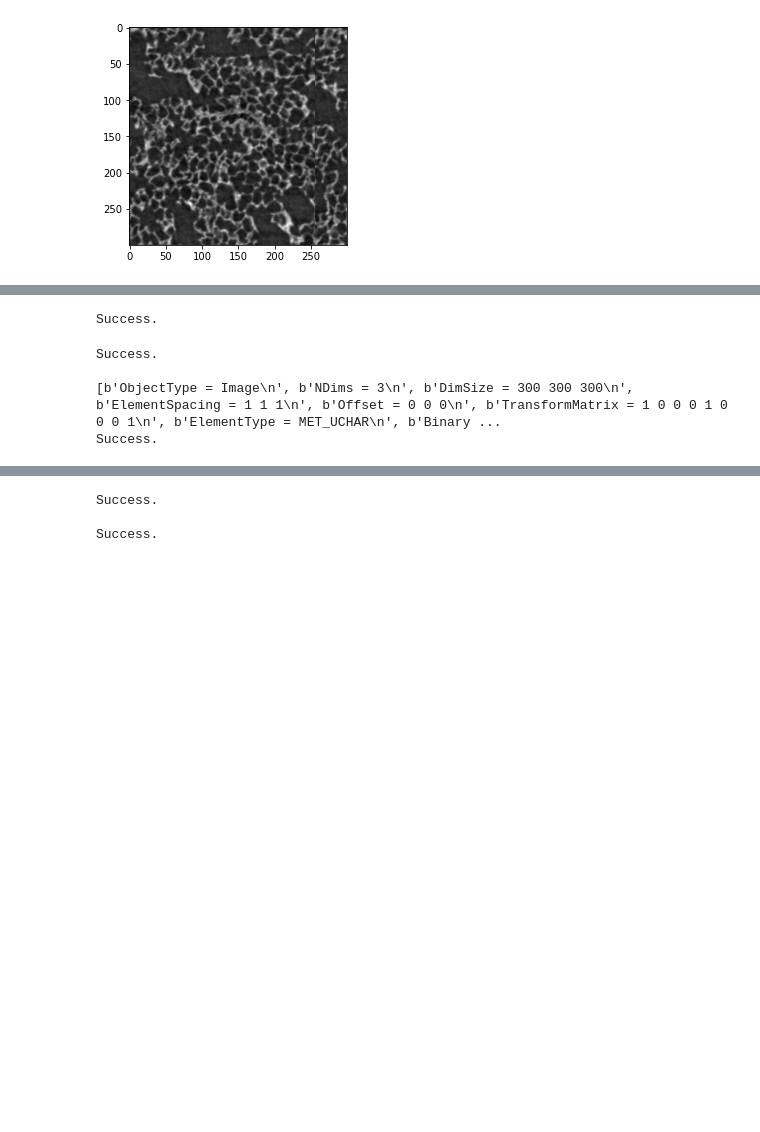
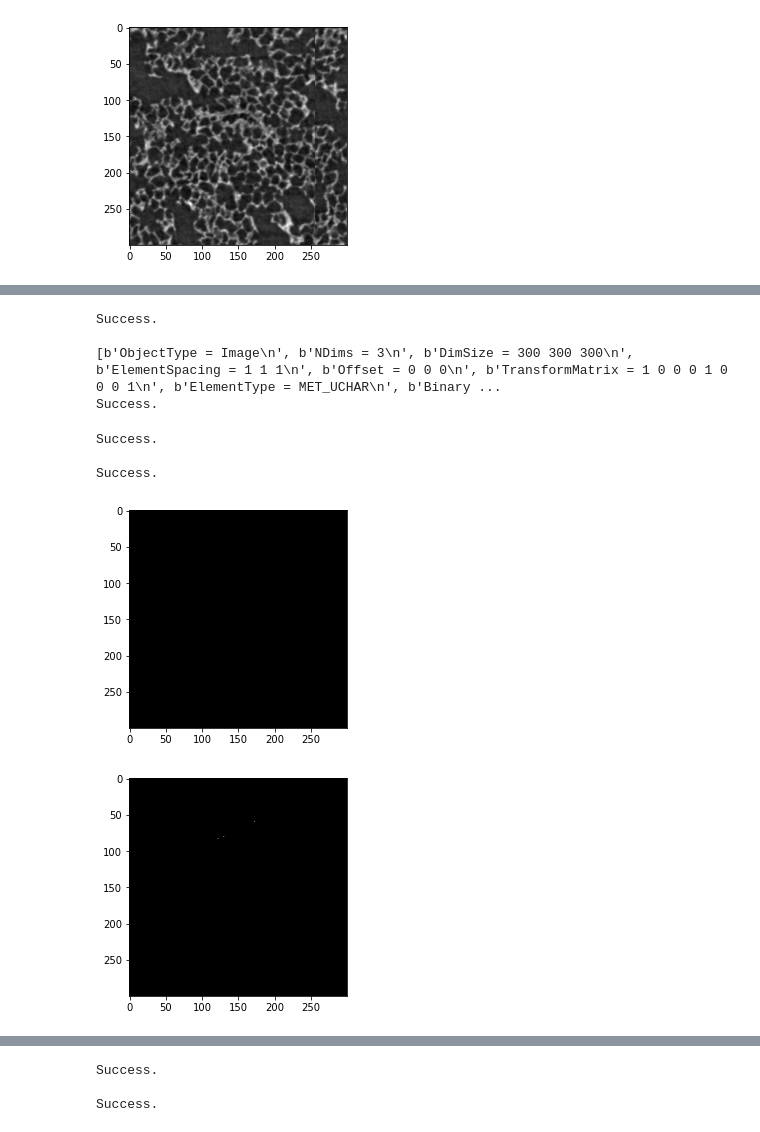
Before and after one commit to mrahmansagar/poreAnalysis, a Jupyter notebook: poreAnalysis_filter_boundary.ipynb, the cells around one changed output, grey strips where cells are left out. Saved outputs shown, nothing was run; the diff lists cells and outputs as text; code cells hidden in the pictures; blank space fills up the shorter version.

```diff
--- a/poreAnalysis_filter_boundary.ipynb
+++ b/poreAnalysis_filter_boundary.ipynb
@@ -19,6 +19,8 @@ from poreUtils import *
 # %%
 data_dir = 'D:\\sagar\\Data\\MD_1264_A1_1_Z3.3mm\\selected_roi\\'
 raw_file = os.path.join(data_dir, '600-900x800-1100x1600-1900_8bit.raw')
+
+out_dir = 'D:\\sagar\\poreAnalysisData\\'
 # %%
 # File specifications
 x, y, z = 300, 300, 300
@@ -47,14 +47,3 @@ Success.
-# %%
-# Result will be saved here
-result = {}
-
-# Using thresolded volume for Basic analysis
-basic_stats = py_p3dBasicAnalysis(th_volc, x, y, z, resolution=res)
-basic_analysis = formatBasicStats(basic_stats, definition=True)
-
-result['basic_analysis_th_vol'] = basic_analysis
-# %% [output]
-Success.
 # %%
 thE_volc = py_p3d_Erode(th_volc, x, y, z, kWidth=1)
 #thD_volc = py_p3d_Dilate(thE_volc, x, y, z, kWidth=1)
@@ -66,6 +55,23 @@ Success.
 
 [b'ObjectType = Image\n', b'NDims = 3\n', b'DimSize = 300 300 300\n', b'ElementSpacing = 1 1 1\n', b'Offset = 0 0 0\n', b'TransformMatrix = 1 0 0 0 1 0 0 0 1\n', b'ElementType = MET_UCHAR\n', b'Binary ...
 Success.
+# %%
+# Clear border filter
+clearBorder_th_volc = py_p3dClearBorderFilter8(th_volc, x, y, z)
+clearBorder_thE_volc = py_p3dClearBorderFilter8(thE_volc, x, y, z)
+# %% [output]
+Success.
+
+Success.
+# %%
+clearBorder_th_vol = swigObjt2uint8Array(clearBorder_th_volc, x, y, z, plot=True)
+tifffile.imsave(os.path.join(out_dir,'poreAnalysisClearBoundary\\600-900x800-1100x1600-1900_clearBorder_th_vol_8bit.raw'), clearBorder_th_vol)
+
+clearBorder_thE_vol = swigObjt2uint8Array(clearBorder_thE_volc, x, y, z, plot=True)
+tifffile.imsave(os.path.join(out_dir,'poreAnalysisClearBoundary\\600-900x800-1100x1600-1900_clearBorder_thE_vol_8bit.raw'), clearBorder_thE_vol)
+# %% [output]
+[figure, added]
+[figure, added]
 # %%
 fig, axs = plt.subplots(1,3, figsize=(21,16))
 axs[0].imshow(vol[150, :, :], cmap='gray')
```
Also changed, not shown: parts of 13 cells of this notebook.
